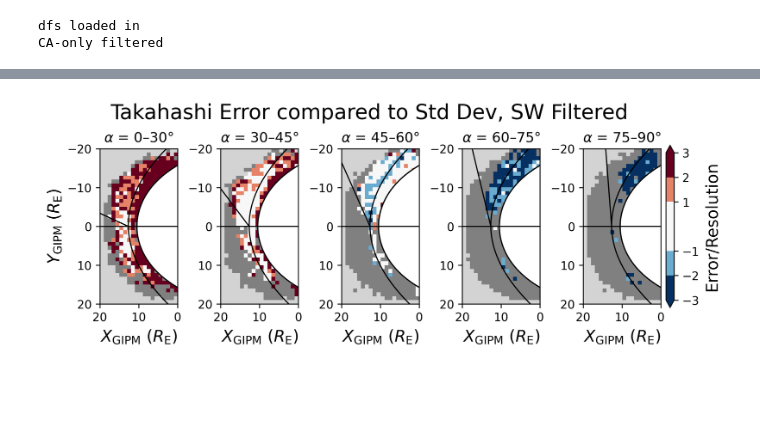
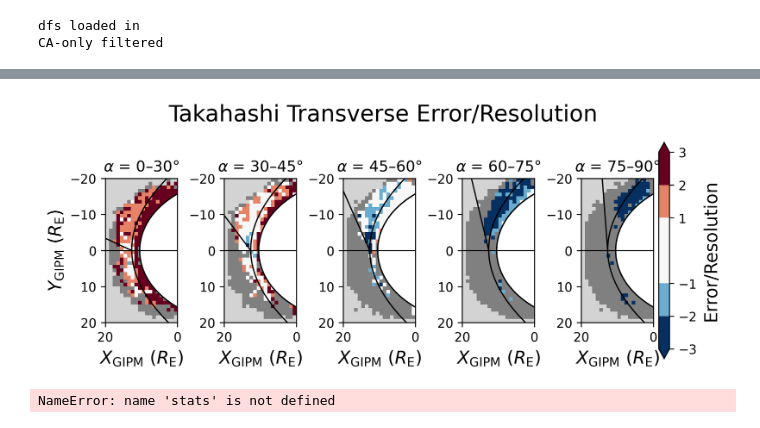
Before and after one commit to solarwindstream/gipm-mapping, a Jupyter notebook: Plotting_Notebooks/TakahashiHeilig.ipynb, the cells around one changed output, grey strips where cells are left out. Saved outputs shown, nothing was run; the diff lists cells and outputs as text; code cells hidden in the pictures; blank space fills up the shorter version.

```diff
--- a/Plotting_Notebooks/TakahashiHeilig.ipynb
+++ b/Plotting_Notebooks/TakahashiHeilig.ipynb
@@ -6,7 +6,8 @@ import numpy as np
 import datetime as dt
 import glob
 
-#from heatmap_plotting_modules import CA_MA_Binned_Plot, CA_Error_Plot
+from heatmap_modules import compute_hists2d
+from heatmap_plotting_modules import CA_binned_plot
 
 ##load Cluster CSVs
 
@@ -41,12 +42,12 @@ cl_filtered_lowZ = cl_filtered.loc[(cl_filtered['GIPM Z (OMNI mean)'] < 5) & (cl
 cl_filtered_lowZ['Takahashi Transverse Error/Measurement Resolution'] = cl_filtered_lowZ['Takahashi Transverse Difference']/0.004166666666666667
 cl_filtered_lowZ['Takahashi Compressive Error/Measurement Resolution'] = cl_filtered_lowZ['Takahashi Compressive Difference']/0.004166666666666667
 cl_filtered_lowZ['Heilig Transverse Error/Measurement Resolution'] = cl_filtered_lowZ['Heilig Transverse Difference']/0.004166666666666667
-cl_filtered_lowZ['Heilig Compressive Error/Measurement Resolution'] = (cl_filtered_lowZ['Heilig Frequency, Hz'] - cl_filtered_lowZ['Peak Compressive Frequency'])/0.004166666666666667
+cl_filtered_lowZ['Heilig Compressive Error/Measurement Resolution'] = cl_filtered_lowZ['Heilig Compressive Difference']/0.004166666666666667
 
-cl_filtered_lowZ['Takahashi Transverse Error'] = (cl_filtered_lowZ['Takahashi Frequency, Hz'] - cl_filtered_lowZ['Peak Transverse Frequency'])/cl_filtered_lowZ['Peak Transverse Frequency']
-cl_filtered_lowZ['Takahashi Compressive Error'] = (cl_filtered_lowZ['Takahashi Frequency, Hz'] - cl_filtered_lowZ['Peak Compressive Frequency'])/cl_filtered_lowZ['Peak Compressive Frequency']
-cl_filtered_lowZ['Heilig Transverse Error'] = (cl_filtered_lowZ['Heilig Frequency, Hz'] - cl_filtered_lowZ['Peak Transverse Frequency'])/cl_filtered_lowZ['Peak Transverse Frequency']
-cl_filtered_lowZ['Heilig Compressive Error'] = (cl_filtered_lowZ['Heilig Frequency, Hz'] - cl_filtered_lowZ['Peak Compressive Frequency'])/cl_filtered_lowZ['Peak Compressive Frequency']
+cl_filtered_lowZ['Takahashi Transverse Error'] = cl_filtered_lowZ['Takahashi Transverse Difference']/cl_filtered_lowZ['Peak Transverse Frequency']
+cl_filtered_lowZ['Takahashi Compressive Error'] = cl_filtered_lowZ['Takahashi Compressive Difference']/cl_filtered_lowZ['Peak Compressive Frequency']
+cl_filtered_lowZ['Heilig Transverse Error'] = cl_filtered_lowZ['Heilig Transverse Difference']/cl_filtered_lowZ['Peak Transverse Frequency']
+cl_filtered_lowZ['Heilig Compressive Error'] = cl_filtered_lowZ['Heilig Compressive Difference']/cl_filtered_lowZ['Peak Compressive Frequency']
 
 #Split only by cone angle, not M_A
 
@@ -177,15 +71,56 @@ CA_Abs_Error_Plot('SciPy Test Plot, SW Filtered', takahashi_trans_error_heatmap_
+# %%
+#df, metric, *keys, **choices
+#'Transverse Power', 'Compressive Power', 'Compressibility', 'Compressive Frequency', 'Transverse Frequency', 'Ellipticity'
+#'Takahashi Transverse Error/Resolution', 'Takahashi Compressive Error/Resolution', 'Heilig Transverse Error/Resolution'
+#'Takahashi Transverse Difference', 'Takahashi Compressive Difference', 'Heilig Transverse Difference'
+
+heatmaps_dict_no_filt = {}
+
+for group_name, df in CA_filtered_frames.items():
+    heatmaps_dict_no_filt[group_name]= compute_hists2d(df, 'mean', 'Takahashi Transverse Error/Resolution', 'Takahashi Compressive Error/Resolution', obs_min=50)
+
+#hm = {'rad':{'Transverse Power': hist, 'Compressive Power': hist}, etc.}
+
+filtered_heatmap_c_dict = {}
+#set all non-NaN values to 1.5 for mapping purposes
+for group_name, result_dict in heatmaps_dict_no_filt.items():
+    filtered_heatmap_c_dict[group_name]={}
+    for quantity_name, result_hist in heatmaps_dict_no_filt[group_name].items():
+        result_hist[np.isnan(result_hist) == False] = 1.5
+        filtered_heatmap_c_dict[group_name][quantity_name] = result_hist
+
+# for heatmap in heatmaps_dict_no_filt:
+#     heatmap[np.isnan(heatmap) == False] = 1.5
+#     filtered_heatmap_c.append(heatmap)
+
+heatmaps_dict = {}
+
+for group_name, df in CA_filtered_frames.items():
+    #filtering
+    df_ULF = df.loc[(df['ULF Band Normalised Transverse Power'] > 0.05)]
+    #produce dicts
+    heatmaps_dict[group_name]= compute_hists2d(df_ULF, 'mean', 'Takahashi Transverse Error/Resolution', 'Takahashi Compressive Error/Resolution', obs_min=50)
+
+CA_binned_plot('Takahashi Transverse Error/Resolution', heatmaps_dict, background=filtered_heatmap_c_dict)
+# %% [output]
+[figure, added]
 # %%
 #now for filtered SW, find std dev in each bin:
 
-trans_std_dev_maps = []
-w_transverse='Normalised Transverse Frequency'
+std_dict = {}
 
 for group_name, df in CA_filtered_frames.items():
     #print(group_name)
     df_ULF = df.loc[(df['ULF Band Normalised Transverse Power'] > 0.05)]
-    hist_count,x_edge, y_edge, _ = stats.binned_statistic_2d(df_ULF[x_col].to_numpy(), df_ULF[y_col].to_numpy(), df_ULF[w_transverse].to_numpy(), statistic='count', bins=[x_bin_edges, y_bin_edges])
-    hist_count[hist_count < 50] = np.nan
-    hist_test,x_edge, y_edge, _ = stats.binned_statistic_2d(df_ULF[x_col].to_numpy(), df_ULF[y_col].to_numpy(), df_ULF[w_transverse].to_numpy(), statistic='std', bins=[x_bin_edges, y_bin_edges])
-    hist_new = np.where(np.isnan(hist_count), np.nan, hist_test)
-    hist_new = hist_new.T
-    trans_std_dev_maps.append(hist_new)
+    std_dict[group_name] = compute_hists2d(df_ULF, 'count', 'Transverse Frequency', obs_min=50)
+    hist_std,x_edge, y_edge, _ = compute_hists2d(df_ULF, 'std', 'Transverse Frequency', obs_min=50)
+    hist_new = np.where(np.isnan(hist_count), np.nan, hist_std)
+
+#hm = {'rad':{'count': hist, 'Peak Transverse Frequency': hist}, etc.}
+
+error_over_std = {}
+
+for group_name, property_dict in
+    error_over_std_hm = error_hm/std_hm
+# %% [output]
+NameError: name 'stats' is not defined
@@ -211,4 +126,0 @@ for error_hm,std_hm in zip(takahashi_trans_error, trans_std_dev_maps):
-# %%
-CA_Abs_Error_Plot('Takahashi Error compared to Std Dev, SW Filtered', tak_trans_error_over_std, filtered_heatmap_c , x_bin_edges, y_bin_edges)
-# %% [output]
-[figure, removed]
```
Also changed, not shown: parts of 7 cells of this notebook, 1 other file.
